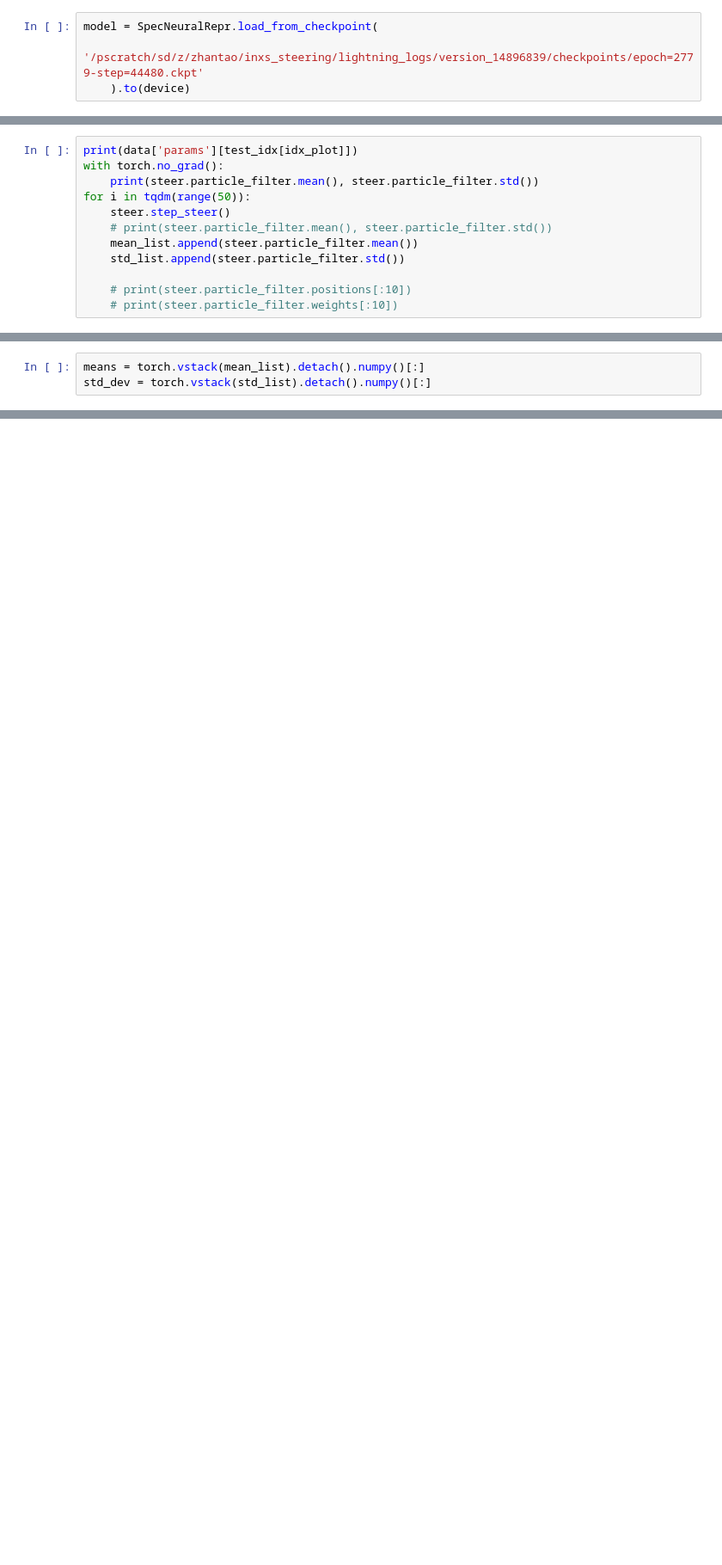
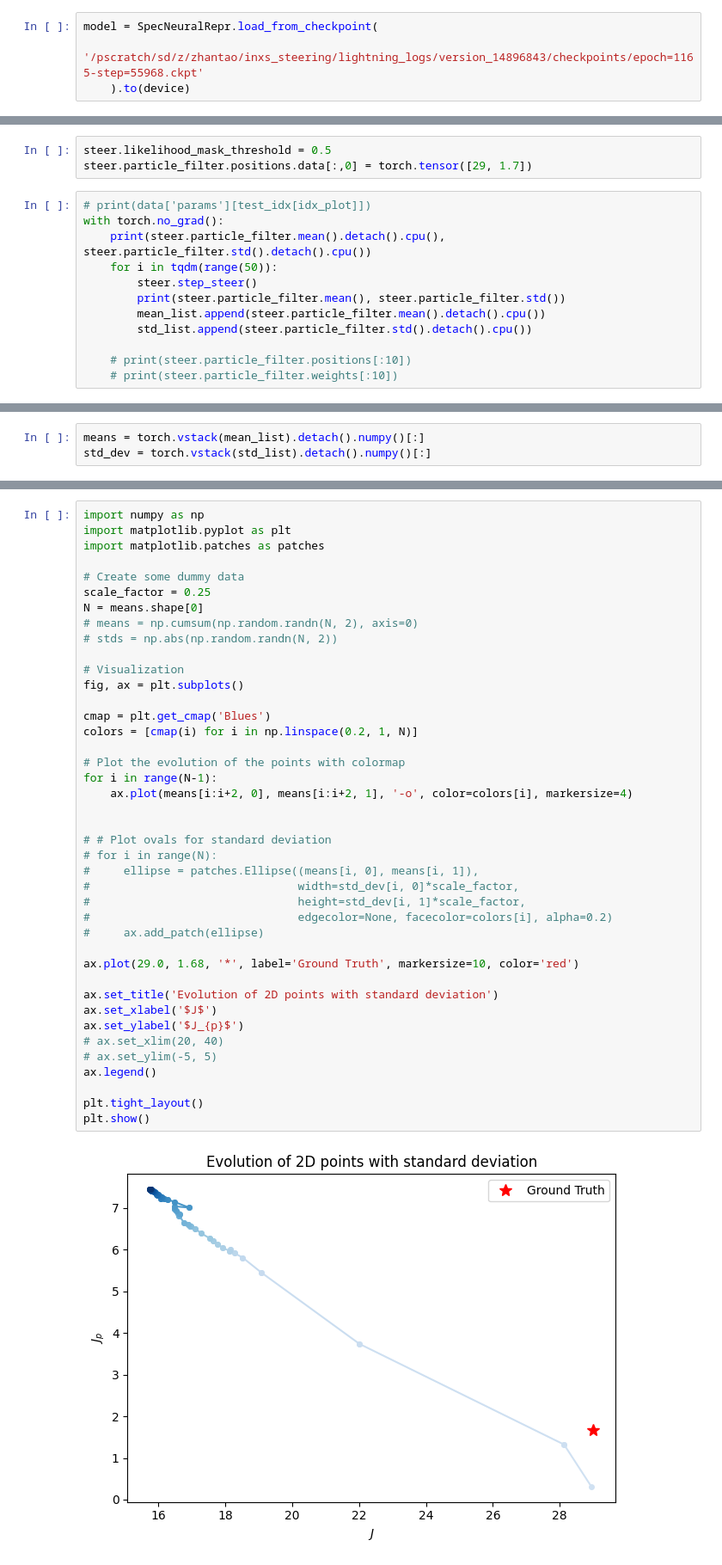
Before and after one commit to zhantaochen/inxs-steering, a Jupyter notebook: steer_loop_real_exp.ipynb, the cells around one changed output, grey strips where cells are left out. Shown: that part at 86% size. Cells and saved outputs as stored; diff of their text form; blank space fills up the shorter version.

```diff
--- a/steer_loop_real_exp.ipynb
+++ b/steer_loop_real_exp.ipynb
@@ -70,7 +55,7 @@ param_test = data['params'][test_idx[idx_plot]]
 ### setup neural network model
 # %%
 model = SpecNeuralRepr.load_from_checkpoint(
-    '/pscratch/sd/z/zhantao/inxs_steering/lightning_logs/version_14896839/checkpoints/epoch=2779-step=44480.ckpt'
+    '/pscratch/sd/z/zhantao/inxs_steering/lightning_logs/version_14896843/checkpoints/epoch=1165-step=55968.ckpt'
     ).to(device)
 # %% [markdown]
 ### setup particle filter
@@ -196,15 +171,18 @@ obtained memmap mask name as: mask_h_-3.0_3.0_90_k_-3.0_3.0_90_l_-15.0_15.0_60_w
 mean_list = []
 std_list = []
 steer.reset()
+# %%
+steer.likelihood_mask_threshold = 0.5
+steer.particle_filter.positions.data[:,0] = torch.tensor([29, 1.7])
 # %%
-print(data['params'][test_idx[idx_plot]])
+# print(data['params'][test_idx[idx_plot]])
 with torch.no_grad():
-    print(steer.particle_filter.mean(), steer.particle_filter.std())
-for i in tqdm(range(50)):
-    steer.step_steer()
-    # print(steer.particle_filter.mean(), steer.particle_filter.std())
-    mean_list.append(steer.particle_filter.mean())
-    std_list.append(steer.particle_filter.std())
+    print(steer.particle_filter.mean().detach().cpu(), steer.particle_filter.std().detach().cpu())
+    for i in tqdm(range(50)):
+        steer.step_steer()
+        print(steer.particle_filter.mean(), steer.particle_filter.std())
+        mean_list.append(steer.particle_filter.mean().detach().cpu())
+        std_list.append(steer.particle_filter.std().detach().cpu())
 
     # print(steer.particle_filter.positions[:10])
     # print(steer.particle_filter.weights[:10])
@@ -633,0 +206,43 @@ fig.tight_layout()
+# %%
+import numpy as np
+import matplotlib.pyplot as plt
+import matplotlib.patches as patches
+
+# Create some dummy data
+scale_factor = 0.25
+N = means.shape[0]
+# means = np.cumsum(np.random.randn(N, 2), axis=0)
+# stds = np.abs(np.random.randn(N, 2))
+
+# Visualization
+fig, ax = plt.subplots()
+
+cmap = plt.get_cmap('Blues')
+colors = [cmap(i) for i in np.linspace(0.2, 1, N)]
+
+# Plot the evolution of the points with colormap
+for i in range(N-1):
+    ax.plot(means[i:i+2, 0], means[i:i+2, 1], '-o', color=colors[i], markersize=4)
+
+
+# # Plot ovals for standard deviation
+# for i in range(N):
+#     ellipse = patches.Ellipse((means[i, 0], means[i, 1]),
+#                               width=std_dev[i, 0]*scale_factor,
+#                               height=std_dev[i, 1]*scale_factor,
+#                               edgecolor=None, facecolor=colors[i], alpha=0.2)
+#     ax.add_patch(ellipse)
+
+ax.plot(29.0, 1.68, '*', label='Ground Truth', markersize=10, color='red')
+
+ax.set_title('Evolution of 2D points with standard deviation')
+ax.set_xlabel('$J$')
+ax.set_ylabel('$J_{p}$')
+# ax.set_xlim(20, 40)
+# ax.set_ylim(-5, 5)
+ax.legend()
+
+plt.tight_layout()
+plt.show()
+# %% [output]
+[figure, added]
```
Also changed, not shown: parts of 87 cells of this notebook, 10 other files.
